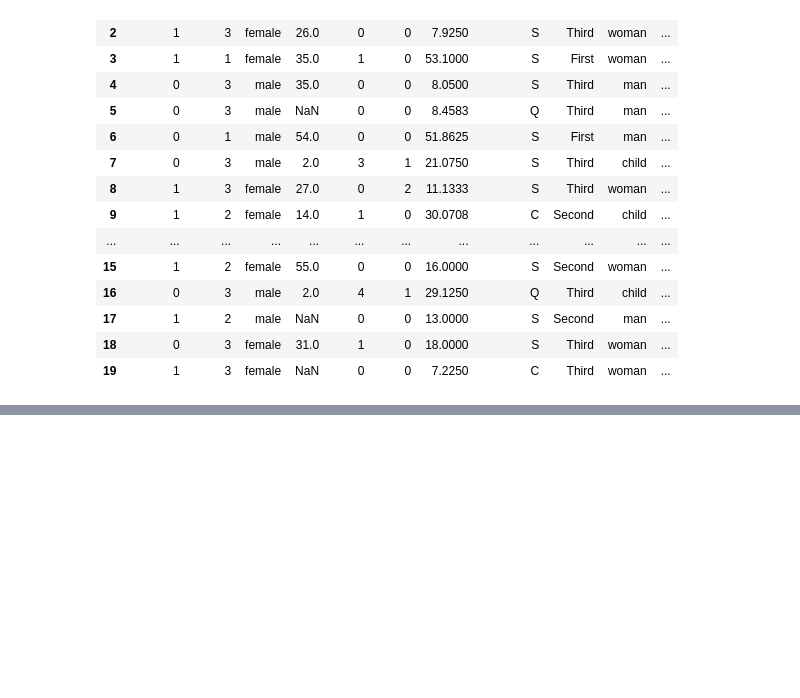
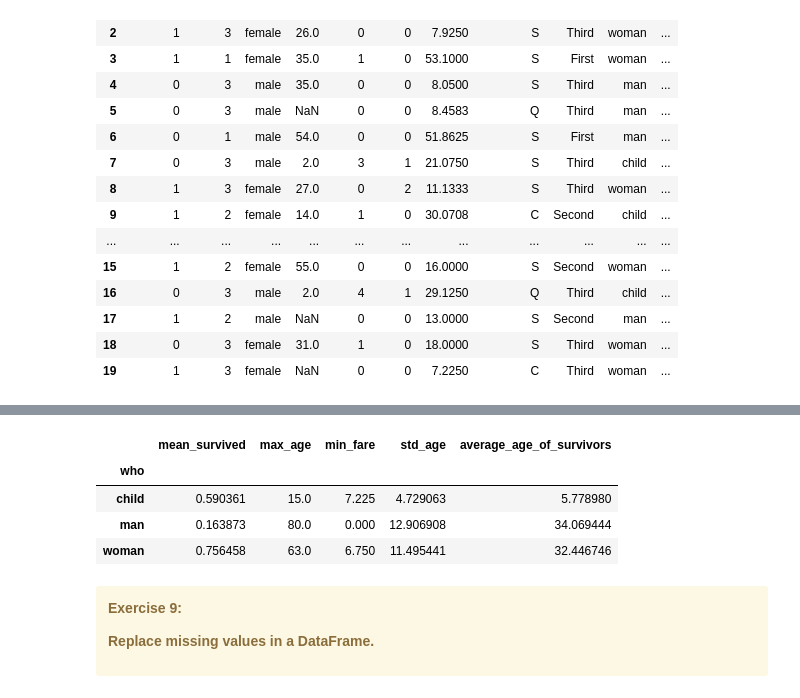
Before and after one commit to aziart/pandas-exercises, a Jupyter notebook: 12 - w3exercises/09 - Pandas Practice Sets/09 - 02 Mastering Pandas 100 Exercises.ipynb, the cells around one changed output, grey strips where cells are left out. Cells and saved outputs as stored; diff of their text form; code cells hidden in the pictures; blank space fills up the shorter version.

```diff
--- a/12 - w3exercises/09 - Pandas Practice Sets/09 - 02 Mastering Pandas 100 Exercises.ipynb
+++ b/12 - w3exercises/09 - Pandas Practice Sets/09 - 02 Mastering Pandas 100 Exercises.ipynb
@@ -360,0 +456,5 @@ df.head(20)
+# %%
+path = '../data/'
+file_name = 'titanic.csv'
+df = pd.read_csv(path + file_name)
+df.head(20)
@@ -360,0 +496,31 @@ df.head(20)
+# %%
+# more complicated on
+def calculate_several_metrics(group):
+    return pd.Series(
+        {
+            'mean_survived': group['survived'].mean()
+            , 'max_age': group['age'].max()
+            , 'min_fare': group['fare'].min()
+            , 'std_age': group['age'].std()
+            , 'average_age_of_survivors': group.loc[group['survived'] == 1, 'age'].mean()
+        }
+    )
+
+df.groupby(by=['who']).apply(
+    calculate_several_metrics
+    , include_groups=False
+)
+# %% [output]
+|  | mean_survived | max_age | min_fare | std_age | average_age_of_survivors |
+| who |  |  |  |  |  |
+| child | 0.590361 | 15.0 | 7.225 | 4.729063 | 5.778980 |
+| man | 0.163873 | 80.0 | 0.000 | 12.906908 | 34.069444 |
+| woman | 0.756458 | 63.0 | 6.750 | 11.495441 | 32.446746 |
+# %% [markdown]
+<div class="alert alert-warning">
+
+**Exercise 9:**
+
+**Replace missing values in a DataFrame.**
+
+</div>
```
Also changed, not shown: parts of 11 cells of this notebook.
